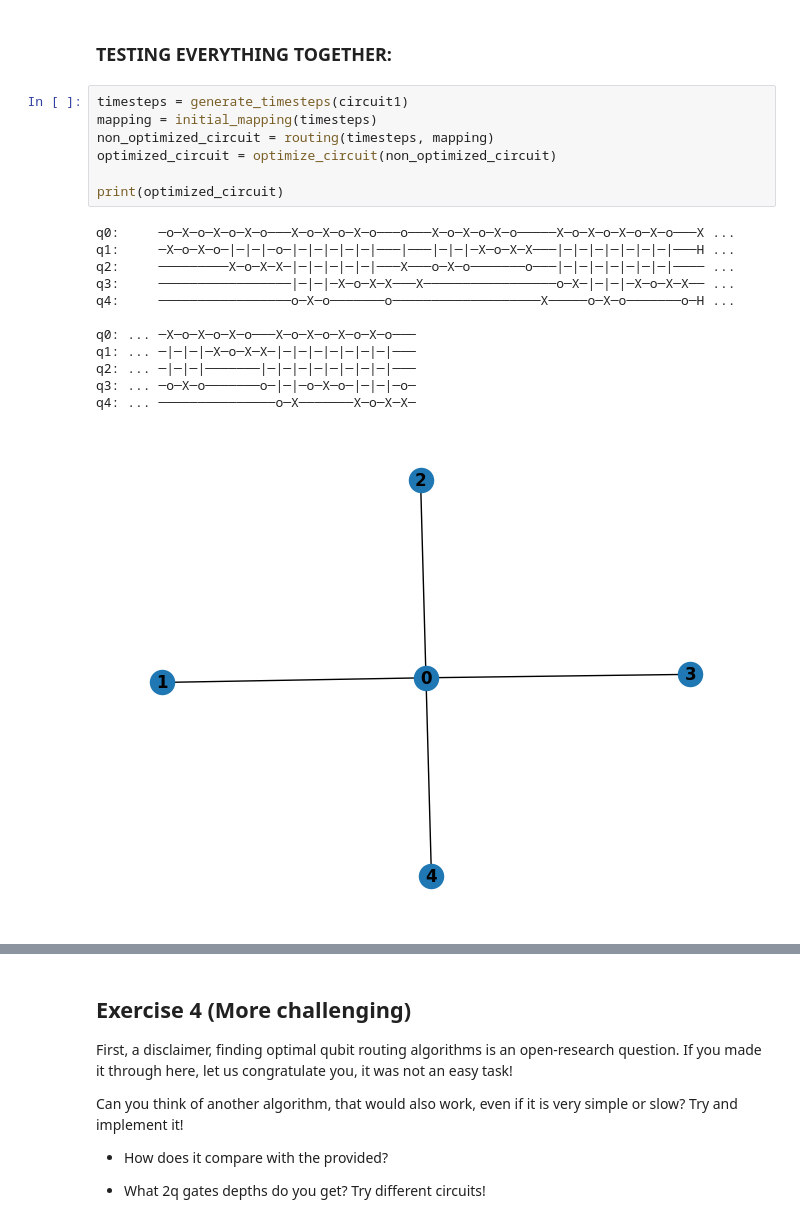
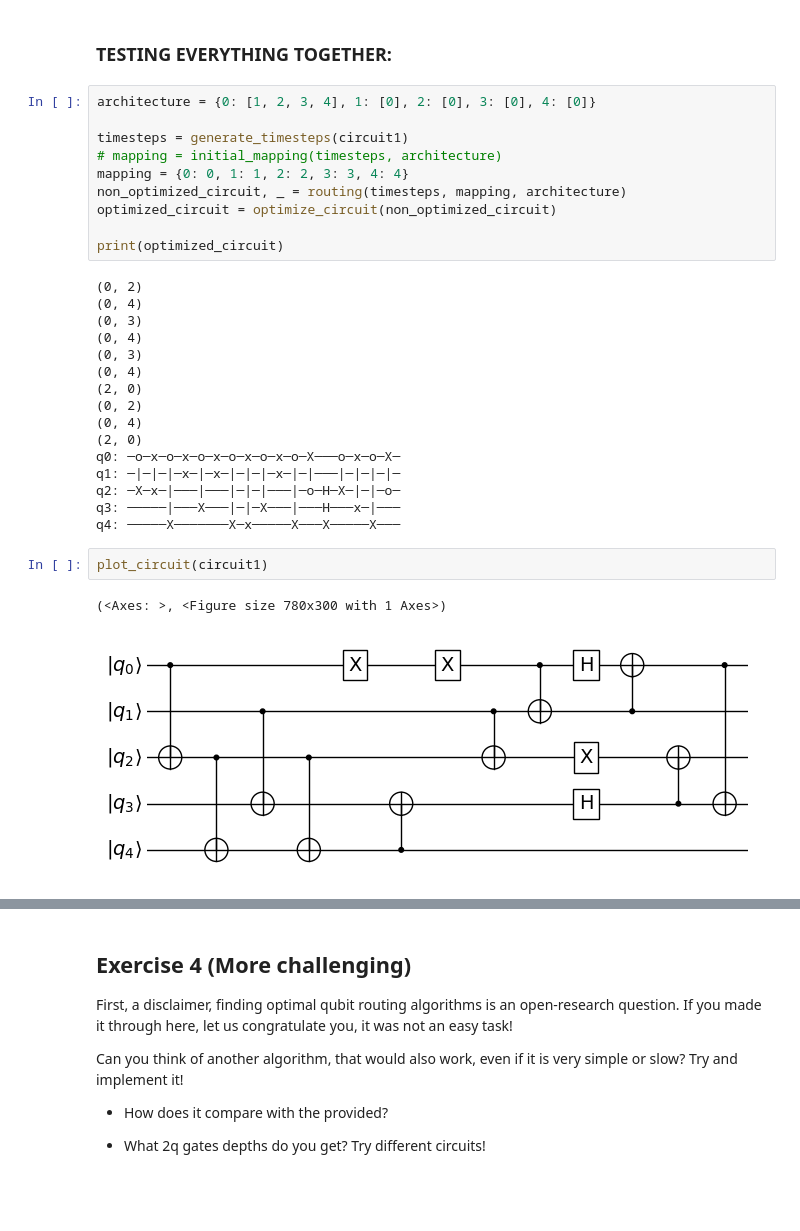
Before and after one commit to qilimanjaro-tech/haqtoberfest2024, a Jupyter notebook: solutions/qubit_mapping/solutions_in_notebook/Challenge.ipynb, the cells around one changed output, grey strips where cells are left out. Cells and saved outputs as stored; diff of their text form; blank space fills up the shorter version.

```diff
--- a/solutions/qubit_mapping/solutions_in_notebook/Challenge.ipynb
+++ b/solutions/qubit_mapping/solutions_in_notebook/Challenge.ipynb
@@ -754,22 +767,33 @@ Fidelity of being same operation:  0.9999999999999996
 # %% [markdown]
 ### TESTING EVERYTHING TOGETHER:
 # %%
+architecture = {0: [1, 2, 3, 4], 1: [0], 2: [0], 3: [0], 4: [0]}
+
 timesteps = generate_timesteps(circuit1)
-mapping = initial_mapping(timesteps)
-non_optimized_circuit = routing(timesteps, mapping)
+# mapping = initial_mapping(timesteps, architecture)
+mapping = {0: 0, 1: 1, 2: 2, 3: 3, 4: 4}
+non_optimized_circuit, _ = routing(timesteps, mapping, architecture)
 optimized_circuit = optimize_circuit(non_optimized_circuit)
 
 print(optimized_circuit)
 # %% [output]
-q0:     ─o─X─o─X─o─X─o───X─o─X─o─X─o───o───X─o─X─o─X─o─────X─o─X─o─X─o─X─o───X ...
-q1:     ─X─o─X─o─|─|─|─o─|─|─|─|─|─|───|───|─|─|─X─o─X─X───|─|─|─|─|─|─|─|───H ...
-q2:     ─────────X─o─X─X─|─|─|─|─|─|───X───o─X─o───────o───|─|─|─|─|─|─|─|──── ...
-q3:     ─────────────────|─|─|─X─o─X─X───X─────────────────o─X─|─|─|─X─o─X─X── ...
-q4:     ─────────────────o─X─o───────o───────────────────X─────o─X─o───────o─H ...
-
-q0: ... ─X─o─X─o─X─o───X─o─X─o─X─o─X─o───
-q1: ... ─|─|─|─X─o─X─X─|─|─|─|─|─|─|─|───
-q2: ... ─|─|─|───────|─|─|─|─|─|─|─|─|───
-q3: ... ─o─X─o───────o─|─|─o─X─o─|─|─|─o─
-q4: ... ───────────────o─X───────X─o─X─X─
+(0, 2)
+(0, 4)
+(0, 3)
+(0, 4)
+(0, 3)
+(0, 4)
+(2, 0)
+(0, 2)
+(0, 4)
+(2, 0)
+q0: ─o─x─o─x─o─x─o─x─o─x─o─X───o─x─o─X─
+q1: ─|─|─|─x─|─x─|─|─|─x─|─|───|─|─|─|─
+q2: ─X─x─|───|───|─|─|───|─o─H─X─|─|─o─
+q3: ─────|───X───|─|─X───|───H───x─|───
+q4: ─────X───────X─x─────X───X─────X───
-[figure, removed]
+# %%
+plot_circuit(circuit1)
+# %% [output]
+(<Axes: >, <Figure size 780x300 with 1 Axes>)
+[figure, added]
```
Also changed, not shown: parts of 4 cells of this notebook.
